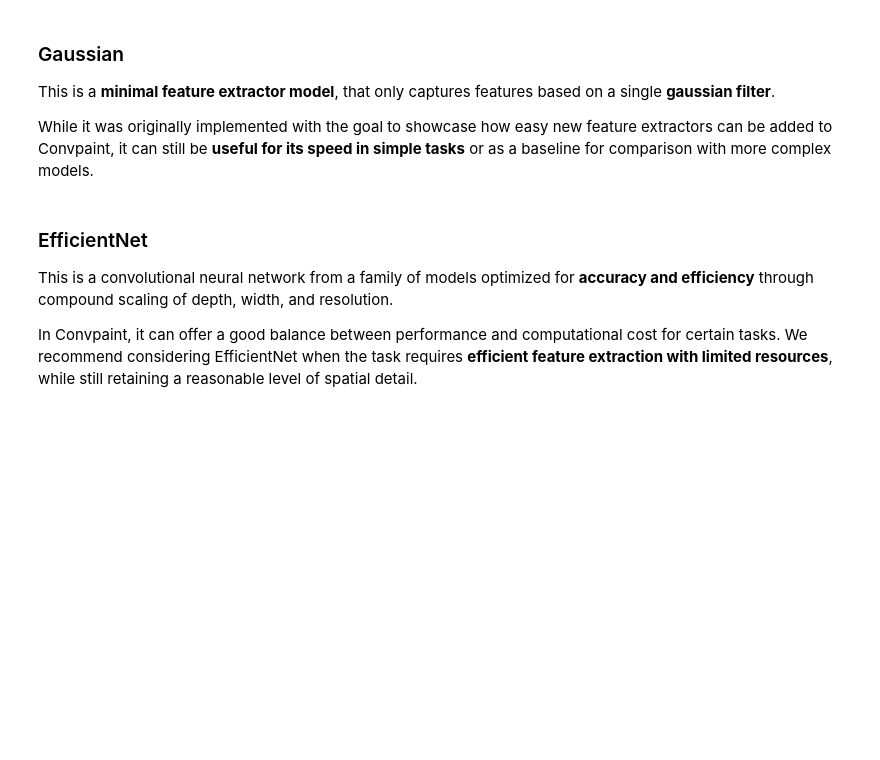
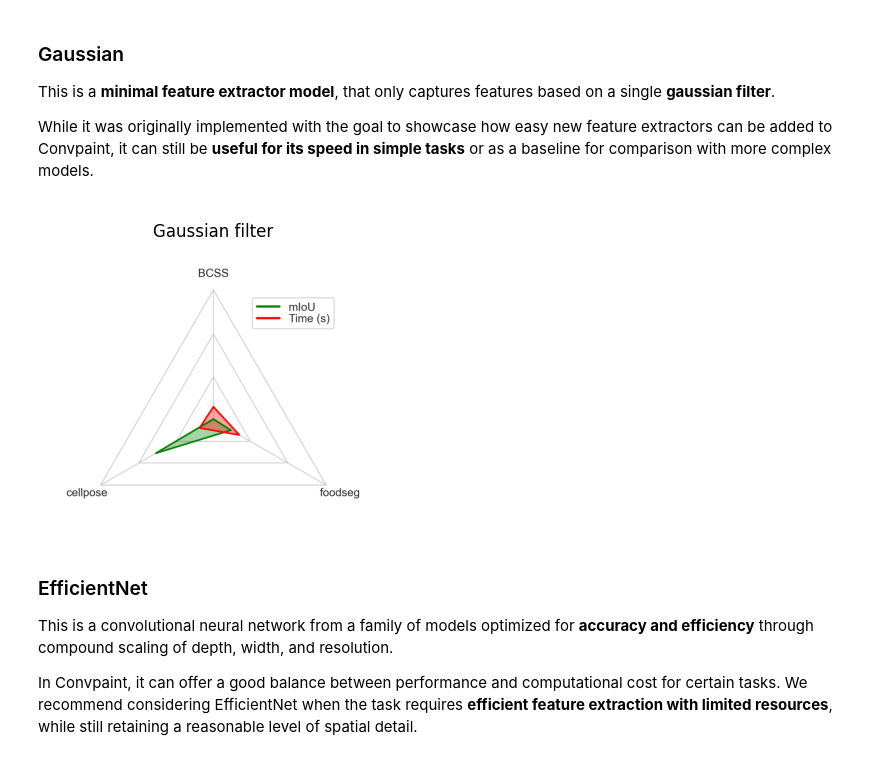
Before and after one commit to guiwitz/napari-convpaint, a Jupyter notebook: book/FE_descriptions.ipynb, the cells around one changed output. Cells and saved outputs as stored; diff of their text form; code cells hidden in the pictures; blank space fills up the shorter version.

```diff
--- a/book/FE_descriptions.ipynb
+++ b/book/FE_descriptions.ipynb
@@ -38,6 +73,10 @@ In Convpaint, we integrated Cellpose as a feature extractor and recommend consid
 This is a **minimal feature extractor model**, that only captures features based on a single **gaussian filter**.
 
 While it was originally implemented with the goal to showcase how easy new feature extractors can be added to Convpaint, it can still be **useful for its speed in simple tasks** or as a baseline for comparison with more complex models.
+# %%
+show_plots(["gaussian"], ["Gaussian filter"])
+# %% [output]
+[figure, added]
 # %% [markdown]
 ### EfficientNet
 
```
Also changed, not shown: parts of 11 cells of this notebook, 23 other files.
